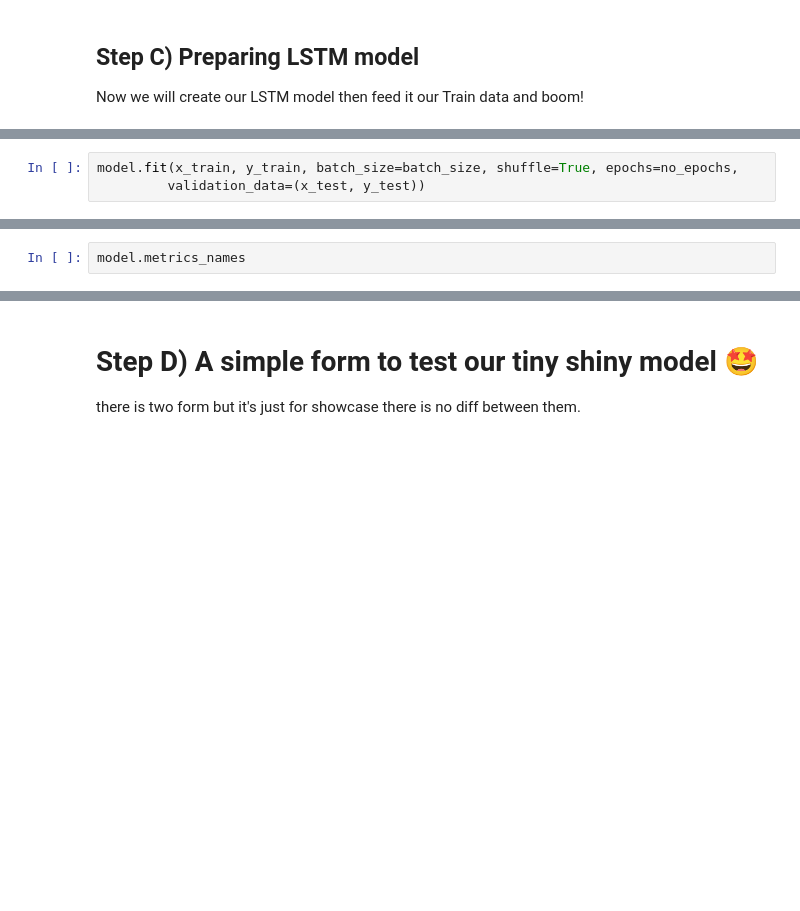
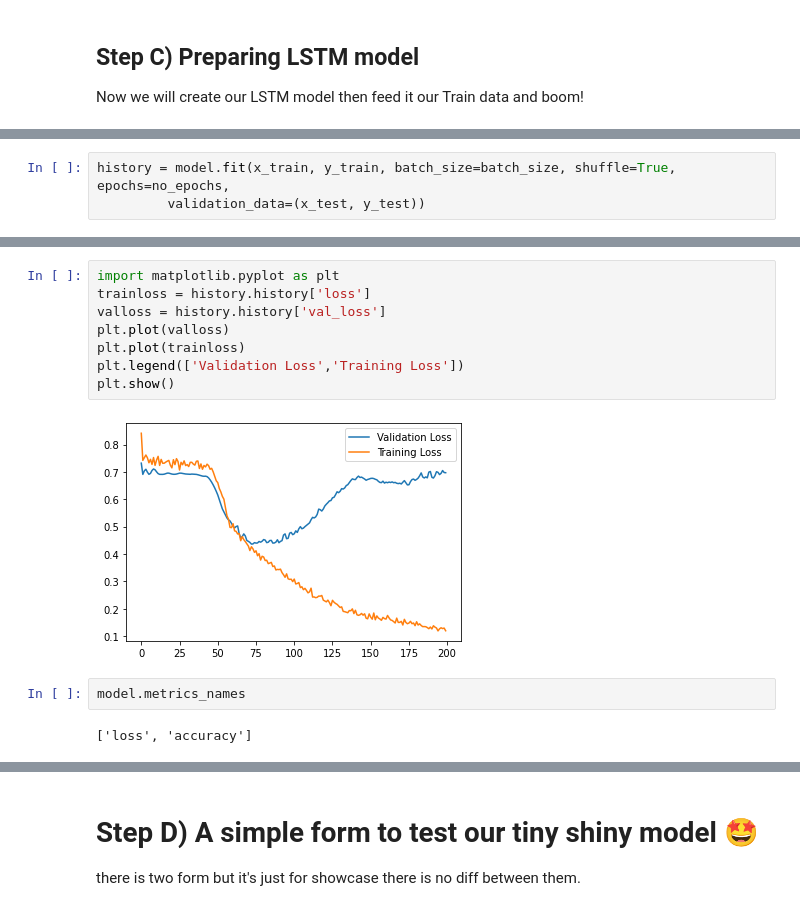
Before and after one commit to ashalogic/Persian-Sentiment-Analyzer, a Jupyter notebook: Tutorial.ipynb, the cells around one changed output, grey strips where cells are left out. Drawn from its saved outputs; the diff is of its cells as text; blank space fills up the shorter version.

```diff
--- a/Tutorial.ipynb
+++ b/Tutorial.ipynb
@@ -149,3 +204,3 @@ model.summary()
 # %%
-model.fit(x_train, y_train, batch_size=batch_size, shuffle=True, epochs=no_epochs,
+history = model.fit(x_train, y_train, batch_size=batch_size, shuffle=True, epochs=no_epochs,
          validation_data=(x_test, y_test))
@@ -152,4 +225,16 @@ model.fit(x_train, y_train, batch_size=batch_size, shuffle=True, epochs=no_epoch
+# %%
+import matplotlib.pyplot as plt
+trainloss = history.history['loss']
+valloss = history.history['val_loss']
+plt.plot(valloss)
+plt.plot(trainloss)
+plt.legend(['Validation Loss','Training Loss'])
+plt.show()
+# %% [output]
+[figure, added]
 # %%
 model.metrics_names
+# %% [output]
+['loss', 'accuracy']
 # %%
 model.evaluate(x=x_test, y=y_test, batch_size=32, verbose=1)
```
Also changed, not shown: parts of 11 cells of this notebook.
